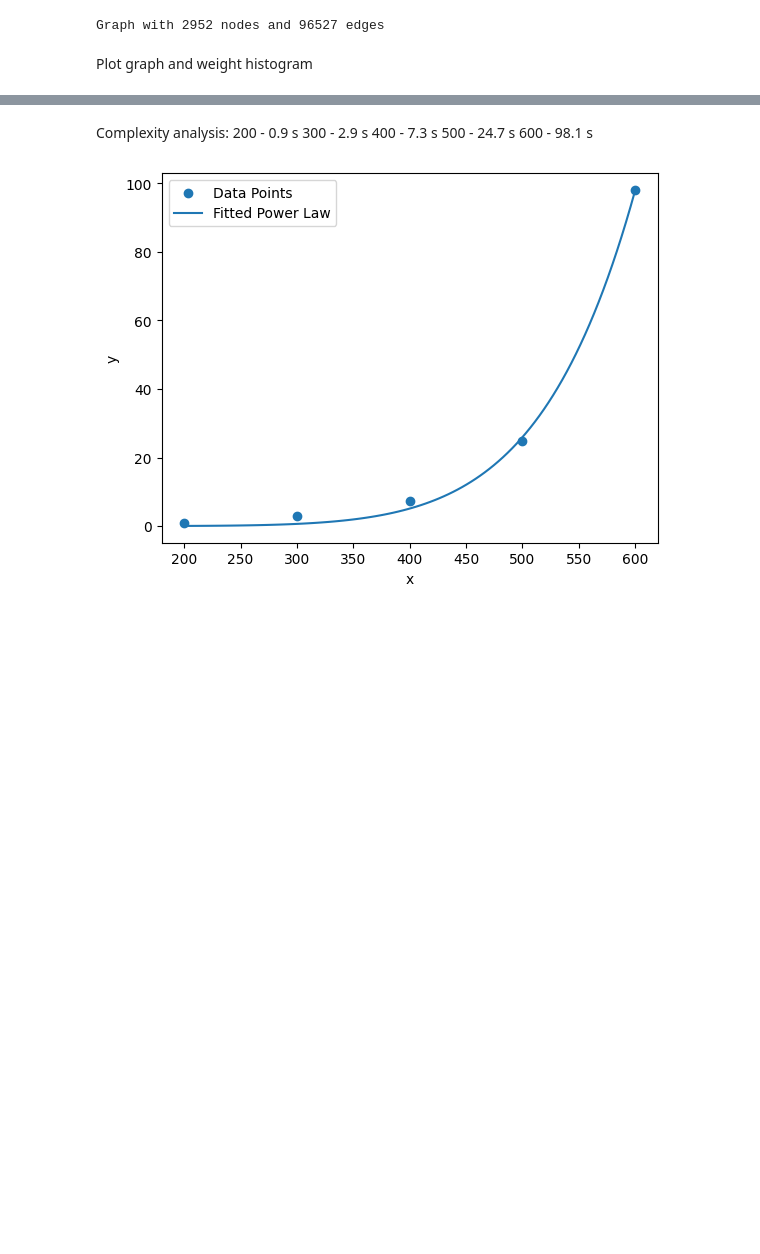
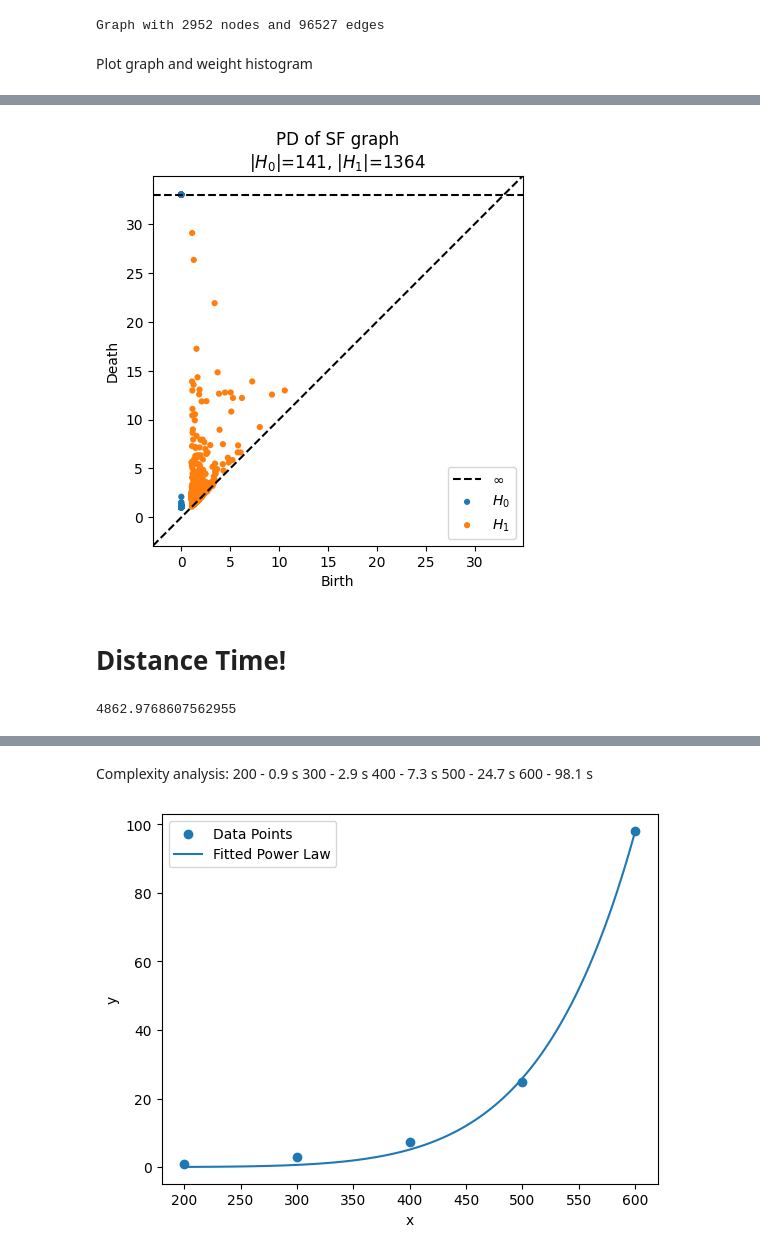
Before and after one commit to jerryhan60/TDA_SNNS, a Jupyter notebook: tda.ipynb, the cells around one changed output, grey strips where cells are left out. Saved outputs shown, nothing was run; the diff lists cells and outputs as text; code cells hidden in the pictures; blank space fills up the shorter version.

Commit message:
NW: add many steps, and some distance metrics

```diff
--- a/tda.ipynb
+++ b/tda.ipynb
@@ -69,5 +119,13 @@ weight_hist(G)
 # %%
-nn_weights = torch.load('Models/train_10k_test_1.67k.pt')
+nn_weights = torch.load('./data/train_10k_test_1.67k_layer_1.pt')
 nn_adj = nn_weights.numpy()
+
+# filter the weights, setting everything above 10 to zero
+# nn_adj = ( (nn_adj * (nn_adj < 10)) * (nn_adj >= 1)) * 100
+# nn_adj *= (nn_adj < 10)
+nn_adj *= 50
+nn_adj *= (nn_adj >= 1)
+
+
 G_prime = nx.from_numpy_array(nn_adj)
-weight_hist(G_prime)
+# weight_hist(G_prime)
@@ -95,0 +150,6 @@ persistence_diagram(G_prime)
+# %%
+snn_persistance = persistence_diagram(G_prime)
+# %% [output]
+[figure, added]
+# %% [markdown]
+# Distance Time!
@@ -95,0 +160,4 @@ persistence_diagram(G_prime)
+# %%
+persim.sliced_wasserstein(ctm_persistance[1], snn_persistance[1])
+# %% [output]
+4862.9768607562955
```
Also changed, not shown: parts of 21 cells of this notebook, 16 other files.
